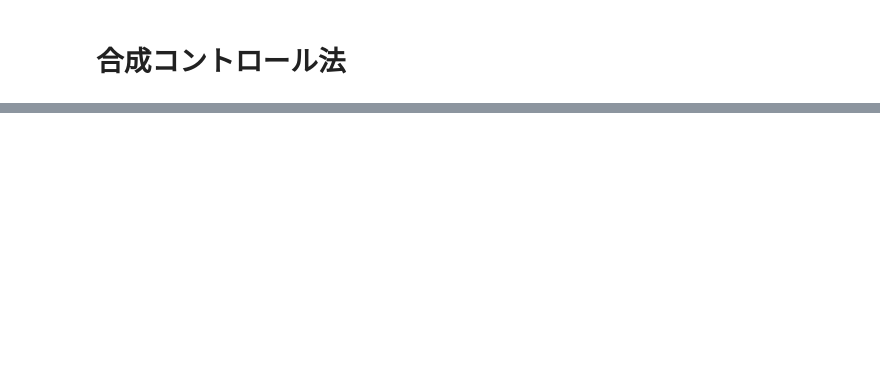
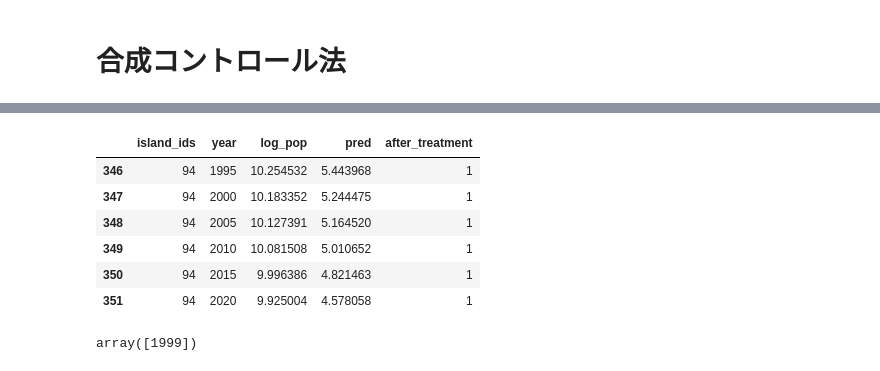
Before and after one commit to Keisei-Akiya/bridge-straw-effects, a Jupyter notebook: src/analysis/frequency/scm/scm.ipynb, the cells around one changed output, grey strips where cells are left out. Cells and saved outputs as stored; diff of their text form; code cells hidden in the pictures; blank space fills up the shorter version.

```diff
--- a/src/analysis/frequency/scm/scm.ipynb
+++ b/src/analysis/frequency/scm/scm.ipynb
@@ -108,0 +77,14 @@ plt.show()
+# %%
+treatment_df[['island_ids', 'year', 'log_pop', 'pred', 'after_treatment']][treatment_df['island_ids'] == 94]
+# %% [output]
+|  | island_ids | year | log_pop | pred | after_treatment |
+| 346 | 94 | 1995 | 10.254532 | 5.443968 | 1 |
+| 347 | 94 | 2000 | 10.183352 | 5.244475 | 1 |
+| 348 | 94 | 2005 | 10.127391 | 5.164520 | 1 |
+| 349 | 94 | 2010 | 10.081508 | 5.010652 | 1 |
+| 350 | 94 | 2015 | 9.996386 | 4.821463 | 1 |
+| 351 | 94 | 2020 | 9.925004 | 4.578058 | 1 |
+# %%
+treatment_df['bridge_year'][treatment_df['island_ids'] == 67].unique()
+# %% [output]
+array([1999])
```
Also changed, not shown: parts of 11 cells of this notebook, 7 other files.
